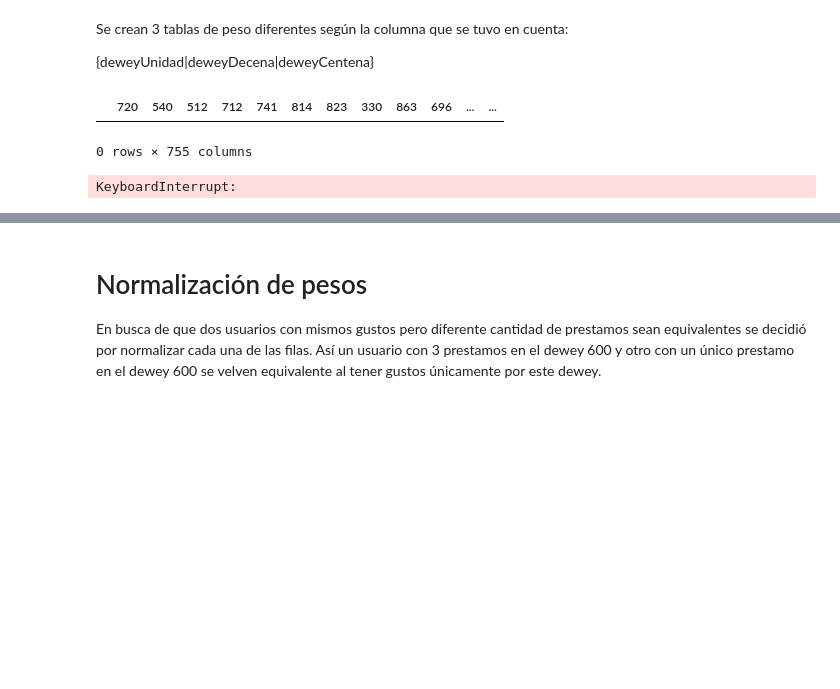
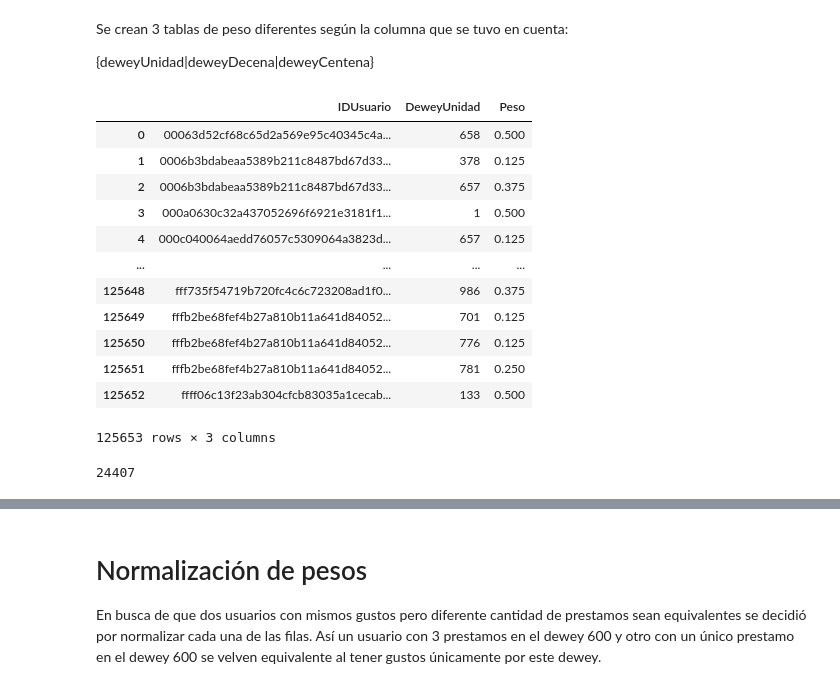
Before and after one commit to Johan-Ortegon-1/uaque, a Jupyter notebook: V2_Clustering_+_Recomendations/ClusteringYRecomendacionesDifusas.ipynb, the cells around one changed output, grey strips where cells are left out. Cells and saved outputs as stored; diff of their text form; code cells hidden in the pictures; blank space fills up the shorter version.

```diff
--- a/V2_Clustering_+_Recomendations/ClusteringYRecomendacionesDifusas.ipynb
+++ b/V2_Clustering_+_Recomendations/ClusteringYRecomendacionesDifusas.ipynb
@@ -48,3 +73,6 @@ join["Peso"] = join.apply(lambda row: 1/2**(2021-row.Year), axis=1 )
 La siguiente función crea la tabla de preferencias y gustos de los usuarios a partir de los prestamos y la fecha de estos(Columna Peso).
 
 Cada Fila representa un usuario, las columnas son los deweys y los datos es el nivel de pertenencia del usuario frente a dicho dewey.
+# %%
+agrupacion = join.groupby(["IDUsuario","DeweyUnidad"])["Peso"].sum().reset_index(name="Peso")
+agrupacion
@@ -53,43 +95,54 @@ Cada Fila representa un usuario, las columnas son los deweys y los datos es el n
 #parámetros
     #columna = {deweyUnidad|deweyDecena|deweyCentena}
     #nombreArchivo = nombre con el que se va a exportar el archivo
-def crearTablaPesos(columna, nombreArchivo):
+def crearTablaPesos(columna):
     #Tabla = pesos_usuarios
         #columnas = deweys
         #filas = usuarios
         #dato = peso que tiene el usuario en dicho dewey
     #creamos las columnas a partir de los deweys diferentes.
-    pesos_usuarios = pd.DataFrame(columns= join[columna].unique(),dtype=float)
-    tam = len(join[columna].unique())
-    pesos_usuarios.columns = pesos_usuarios.columns.astype(str)
-    display(pesos_usuarios)
+    agrupacion = join.groupby(["IDUsuario",columna])["Peso"].sum().reset_index(name="Peso")
+    display(agrupacion)
 
-    ids = join["IDUsuario"].unique()
+    pesos_usuarios = pd.DataFrame()
+    aux = pd.DataFrame()
+    ids = agrupacion["IDUsuario"].unique()
+    print(len(ids))
     for usuario in ids:
         #obtenemos todos los prestamos del usuario
-        prestamos = join.loc[join["IDUsuario"]==usuario]
-        #extremos únicamente la columna de pesos y deweys
-        deweys = prestamos[[columna,"Peso"]]
-        #agrupamos por dewey y se realiza la sumatoria de los pesos.
-        result_user = deweys.groupby(columna)["Peso"].sum().reset_index(name="Peso")
-        #creamos
-        fila_append = pd.DataFrame(data = [result_user["Peso"].values],
-                                   columns = result_user[columna].values)
-        pesos_usuarios = pesos_usuarios.append(fila_append)
-    #ruta = r'C:/Users/johan/Desktop/GitKraken/DataOutOfGit/Limpieza/'
-    #ruta = ruta + nombreArchivo
-    #pesos_usuarios.to_json(ruta)
+        prestamos = agrupacion.loc[agrupacion["IDUsuario"]==usuario]
+        columnas = prestamos[columna].values
+        pesos = prestamos["Peso"].values
+        fila = pd.DataFrame(data = [pesos], columns = columnas)
+        fila["IDUsuario"] = usuario
+        #pesos_usuarios = pesos_usuarios.append(fila)
+        aux = pd.concat([aux,fila])
+        if(aux.shape[0] == 100):
+            pesos_usuarios = pd.concat([pesos_usuarios,aux])
+            aux = pd.DataFrame()
+    pesos_usuarios = pd.concat([pesos_usuarios,aux])
     pesos_usuarios = pesos_usuarios.fillna(0)
-    display(pesos_usuarios)
+    pesos_usuarios.reset_index(drop=True, inplace=True)
     return pesos_usuarios
 # %% [markdown]
 Se crean 3 tablas de peso diferentes según la columna que se tuvo en cuenta:
 
 {deweyUnidad|deweyDecena|deweyCentena}
 # %%
-crearTablaPesos("DeweyUnidad", "pesos_usuario_x_dewey_unidad.json")
+pesos_usuarios_unidad=crearTablaPesos("DeweyUnidad")
 # %% [output]
-|  | 720 | 540 | 512 | 712 | 741 | 814 | 823 | 330 | 863 | 696 | ... | ... |
+|  | IDUsuario | DeweyUnidad | Peso |
+| 0 | 00063d52cf68c65d2a569e95c40345c4a... | 658 | 0.500 |
+| 1 | 0006b3bdabeaa5389b211c8487bd67d33... | 378 | 0.125 |
+| 2 | 0006b3bdabeaa5389b211c8487bd67d33... | 657 | 0.375 |
+| 3 | 000a0630c32a437052696f6921e3181f1... | 1 | 0.500 |
+| 4 | 000c040064aedd76057c5309064a3823d... | 657 | 0.125 |
+| ... | ... | ... | ... |
+| 125648 | fff735f54719b720fc4c6c723208ad1f0... | 986 | 0.375 |
+| 125649 | fffb2be68fef4b27a810b11a641d84052... | 701 | 0.125 |
+| 125650 | fffb2be68fef4b27a810b11a641d84052... | 776 | 0.125 |
+| 125651 | fffb2be68fef4b27a810b11a641d84052... | 781 | 0.250 |
+| 125652 | ffff06c13f23ab304cfcb83035a1cecab... | 133 | 0.500 |
-0 rows × 755 columns
+125653 rows × 3 columns
-KeyboardInterrupt:
+24407
 # %%
```
Also changed, not shown: parts of 45 cells of this notebook.
